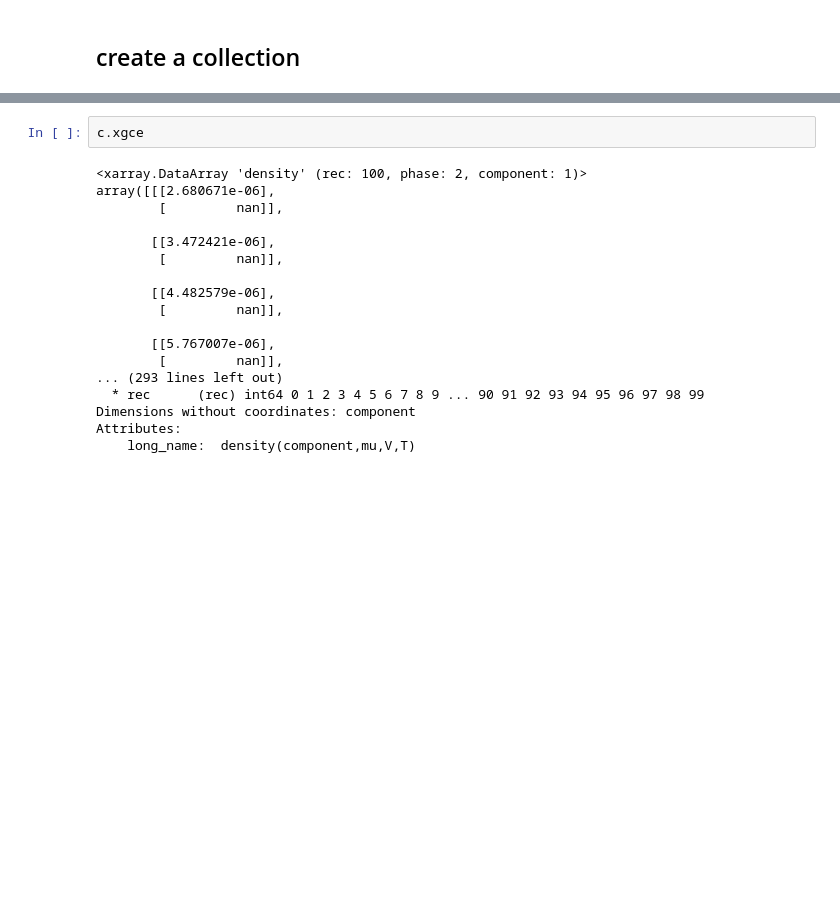
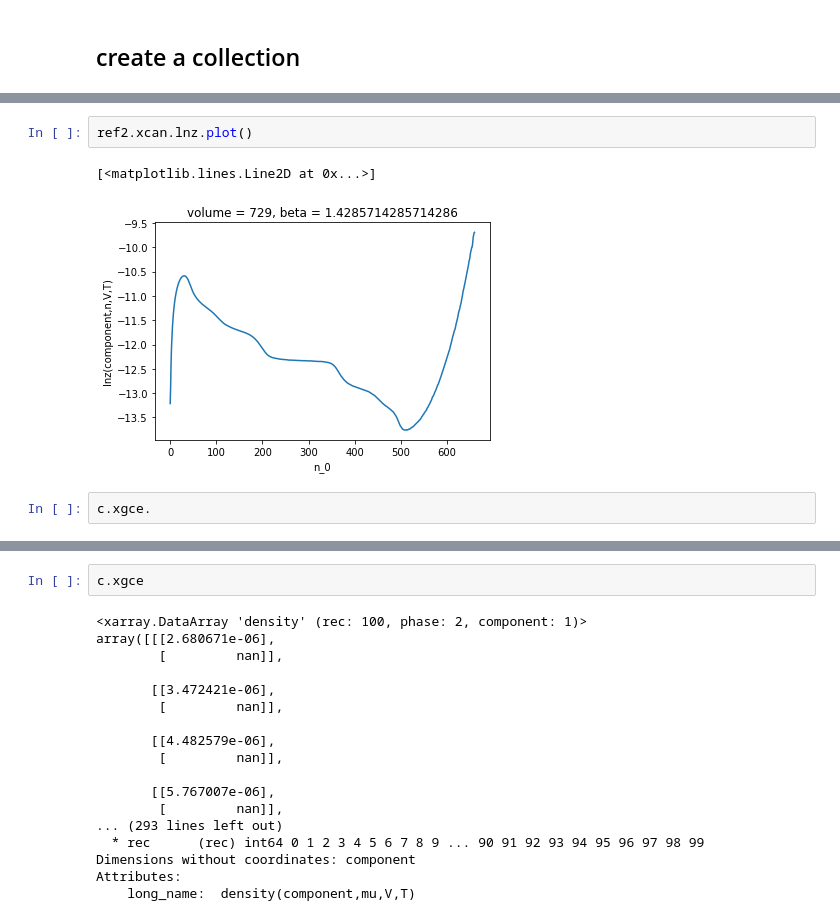
Before and after one commit to wpk-nist-gov/tmmc-lnpy, a Jupyter notebook: examples/1D/anal_1d_stuff.ipynb, the cells around one changed output, grey strips where cells are left out. Cells and saved outputs as stored; diff of their text form; blank space fills up the shorter version.

```diff
--- a/examples/1D/anal_1d_stuff.ipynb
+++ b/examples/1D/anal_1d_stuff.ipynb
@@ -100,0 +570,7 @@ c[6].wlnPi._cache
+# %%
+ref2.xcan.lnz.plot()
+# %% [output]
+[<matplotlib.lines.Line2D at 0x...>]
+[figure, added]
+# %%
+c.xgce.
```
Also changed, not shown: parts of 63 cells of this notebook, 3 other files.
